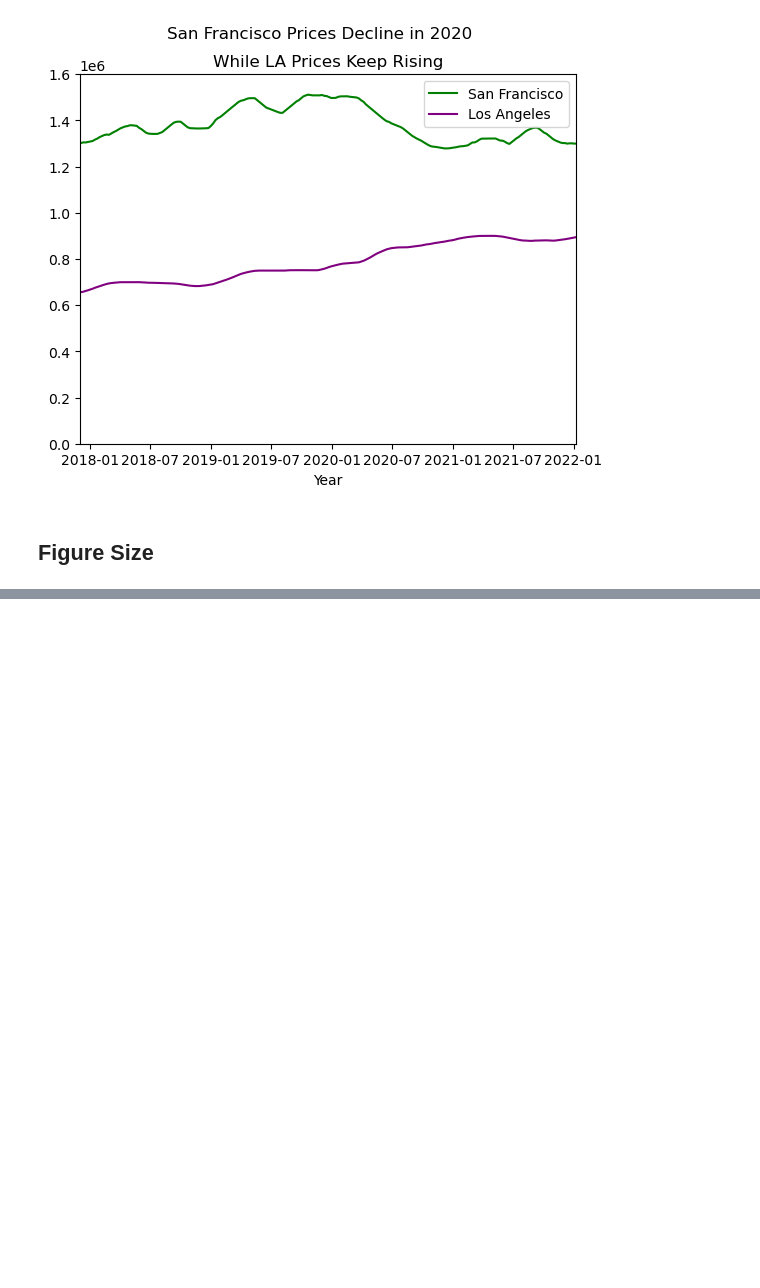
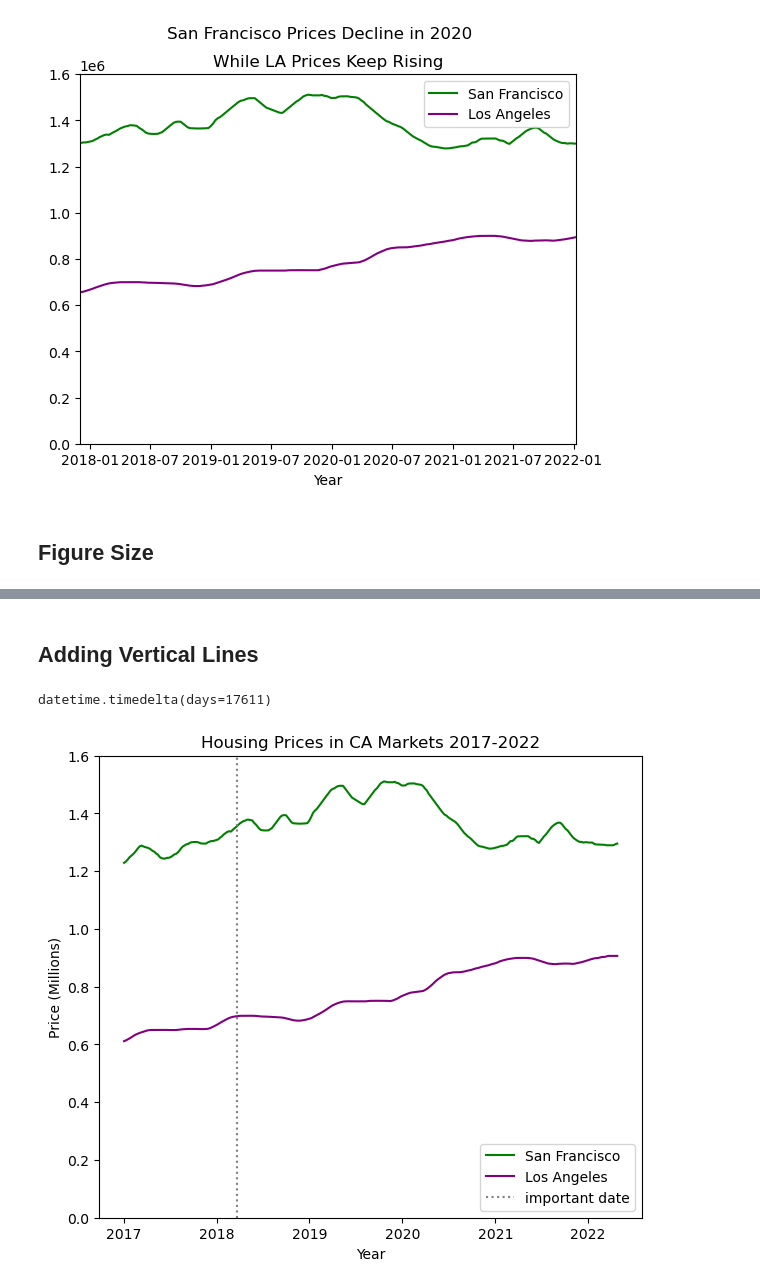
Before and after one commit to junclemente/DSIL-PythonDataViz, a Jupyter notebook: plt_fundamentals.ipynb, the cells around one changed output, grey strips where cells are left out. Cells and saved outputs as stored; diff of their text form; code cells hidden in the pictures; blank space fills up the shorter version.

```diff
--- a/plt_fundamentals.ipynb
+++ b/plt_fundamentals.ipynb
@@ -301,0 +371,42 @@ plt.show()
+# %% [markdown]
+## Adding Vertical Lines
+# %%
+import datetime
+datetime.datetime(2018, 3, 21) - datetime.datetime(1970, 1, 1)
+# %% [output]
+datetime.timedelta(days=17611)
+# %%
+fig, ax = plt.subplots(figsize=(7, 6))
+
+ax.plot(
+    ca_housing_markets.index,
+
+    ca_housing_markets['San Francisco'] / 1000000,
+    label="San Francisco",
+    color="green"
+)
+
+ax.plot(
+    ca_housing_markets.index,
+    ca_housing_markets["Los Angeles"] / 1000000,
+    label="Los Angeles",
+    color="purple"
+)
+
+ax.set_title("Housing Prices in CA Markets 2017-2022", fontsize=12)
+ax.set_xlabel("Year")
+ax.set_ylabel("Price (Millions)")
+ax.set_ylim(0, 1.6)
+
+# Add vertical line
+ax.axvline(17611, c="grey", ls=":",
+           label= 'important date',
+        #    ymin=.4, # set min
+        #    ymax=.6 # set max
+           )
+
+ax.legend()
+
+plt.show()
+# %% [output]
+[figure, added]
```
Also changed, not shown: parts of 9 cells of this notebook.
